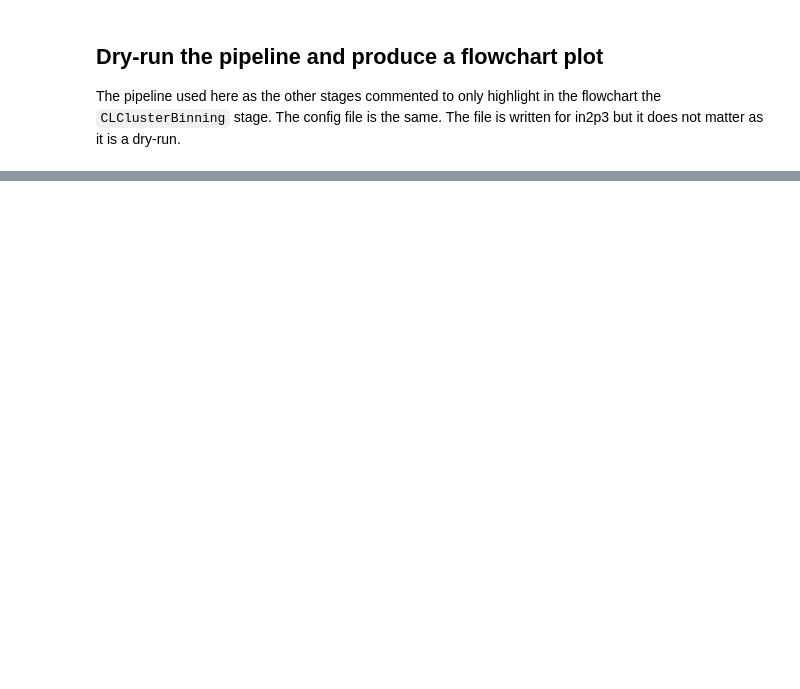
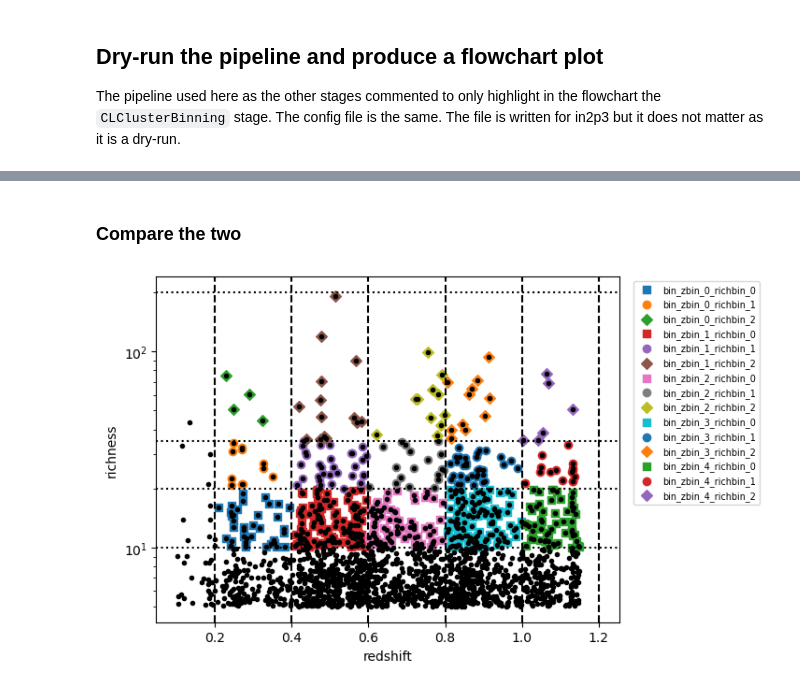
Before and after one commit to LSSTDESC/TXPipe, a Jupyter notebook: notebooks/cluster_counts/Run_CL_ClusterBinning.ipynb, the cells around one changed output, grey strips where cells are left out. Cells and saved outputs as stored; diff of their text form; code cells hidden in the pictures; blank space fills up the shorter version.

```diff
--- a/notebooks/cluster_counts/Run_CL_ClusterBinning.ipynb
+++ b/notebooks/cluster_counts/Run_CL_ClusterBinning.ipynb
@@ -301,0 +205,23 @@ array([0.22806019, 0.28845891, 0.24925604, 0.3245388 ])
+# %%
+# Use pipeline-20deg2-CL-in2p3.yml at CC-IN2P3, the input/output paths are the same.
+pipeline_file = "examples/cosmodc2/Cluster_pipelines/pipeline-20deg2-CL-nersc.yml"
+
+with open(pipeline_file) as f:
+    pipeline_content = yaml.safe_load(f)
+
+with open(pipeline_content['config']) as f:
+    config_content = yaml.safe_load(f)
+
+config_bin_info = config_content['CLClusterBinningRedshiftRichness']
+zedge_20 = config_bin_info['zedge']
+richedge_20 = config_bin_info['richedge']
+
+filename_in_20 = pipeline_content['inputs']['cluster_catalog']
+filename_out_20 = os.path.join(pipeline_content['output_dir'], "cluster_catalog_tomography.hdf5")
+print(filename_in_20)
+print(filename_out_20)
+print("zedge:", zedge_20)
+print("richedge:", richedge_20)
+
+if not os.path.exists(filename_out_20):
+    raise RuntimeError(f"{filename_out_20} not found: run the 20 deg^2 pipeline first (see Run_CL_pipeline.ipynb)")
@@ -301,0 +235,6 @@ array([0.22806019, 0.28845891, 0.24925604, 0.3245388 ])
+# %%
+with h5py.File(filename_in_20, 'r') as f_in:
+    clusters_in_20 = {col: f_in['clusters'][col][:] for col in f_in['clusters']}
+
+print(f"{clusters_in_20['redshift'].size} clusters in the input catalog")
+print(clusters_in_20.keys())
@@ -301,0 +246,12 @@ array([0.22806019, 0.28845891, 0.24925604, 0.3245388 ])
+# %%
+with h5py.File(filename_out_20, 'r') as f_out:
+    bins_out_20 = {}
+    bin_attrs_20 = {}
+    for b, grp in f_out['cluster_bin'].items():
+        bins_out_20[b] = {col: grp[col][:] for col in grp}
+        bin_attrs_20[b] = dict(grp.attrs)
+
+print(f"The file contains {len(bins_out_20)} bins -- {len(zedge_20) - 1} redshift bins x {len(richedge_20) - 1} richness bins")
+for b in bins_out_20:
+    print(f"{b} contains {bins_out_20[b]['redshift'].size} objects")
+    print(bin_attrs_20[b])
@@ -301,0 +276,6 @@ array([0.22806019, 0.28845891, 0.24925604, 0.3245388 ])
+# %% [markdown]
+### Compare the two
+# %%
+plot_binning(clusters_in_20, bins_out_20, zedge_20, richedge_20)
+# %% [output]
+[figure, added]
```
Also changed, not shown: parts of 53 cells of this notebook, 5 other files.
